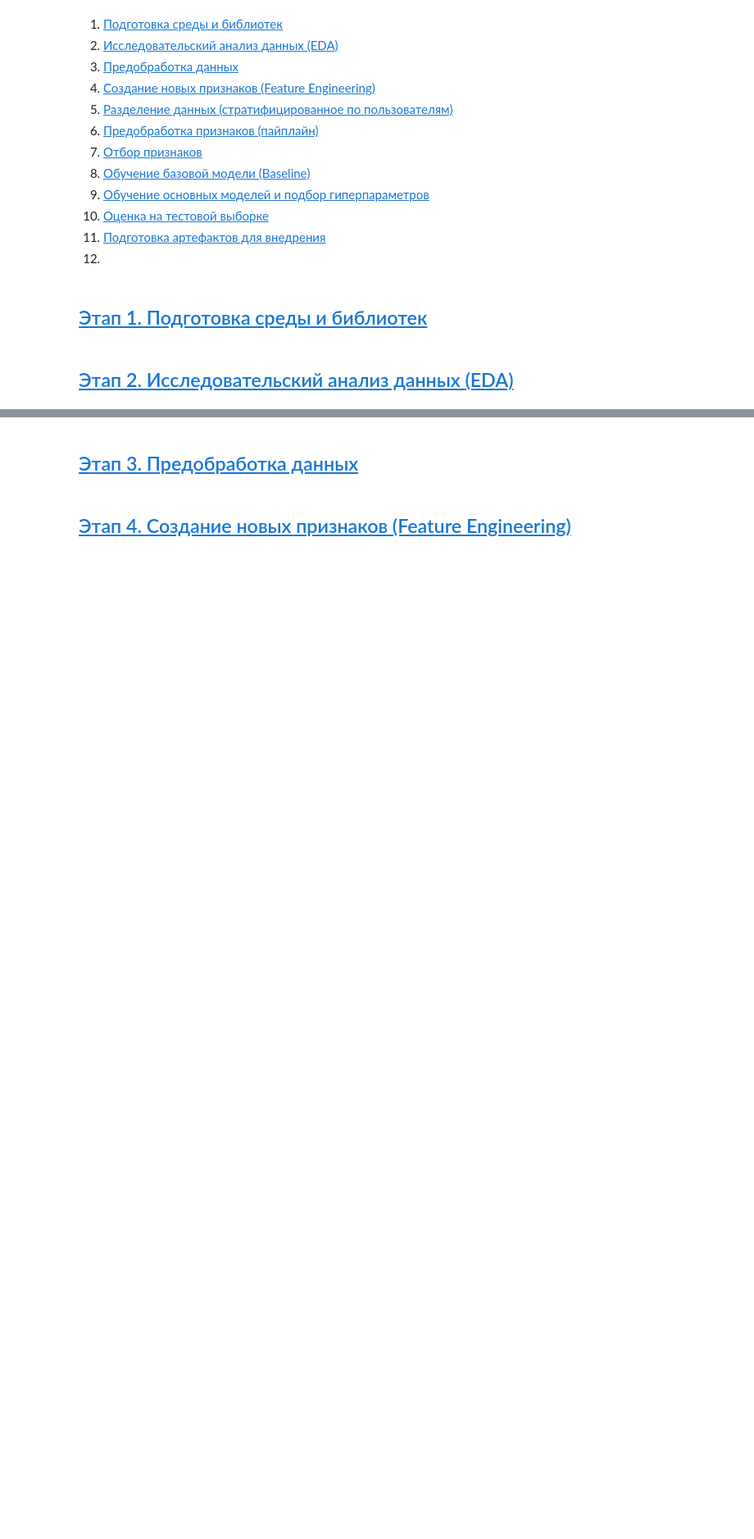
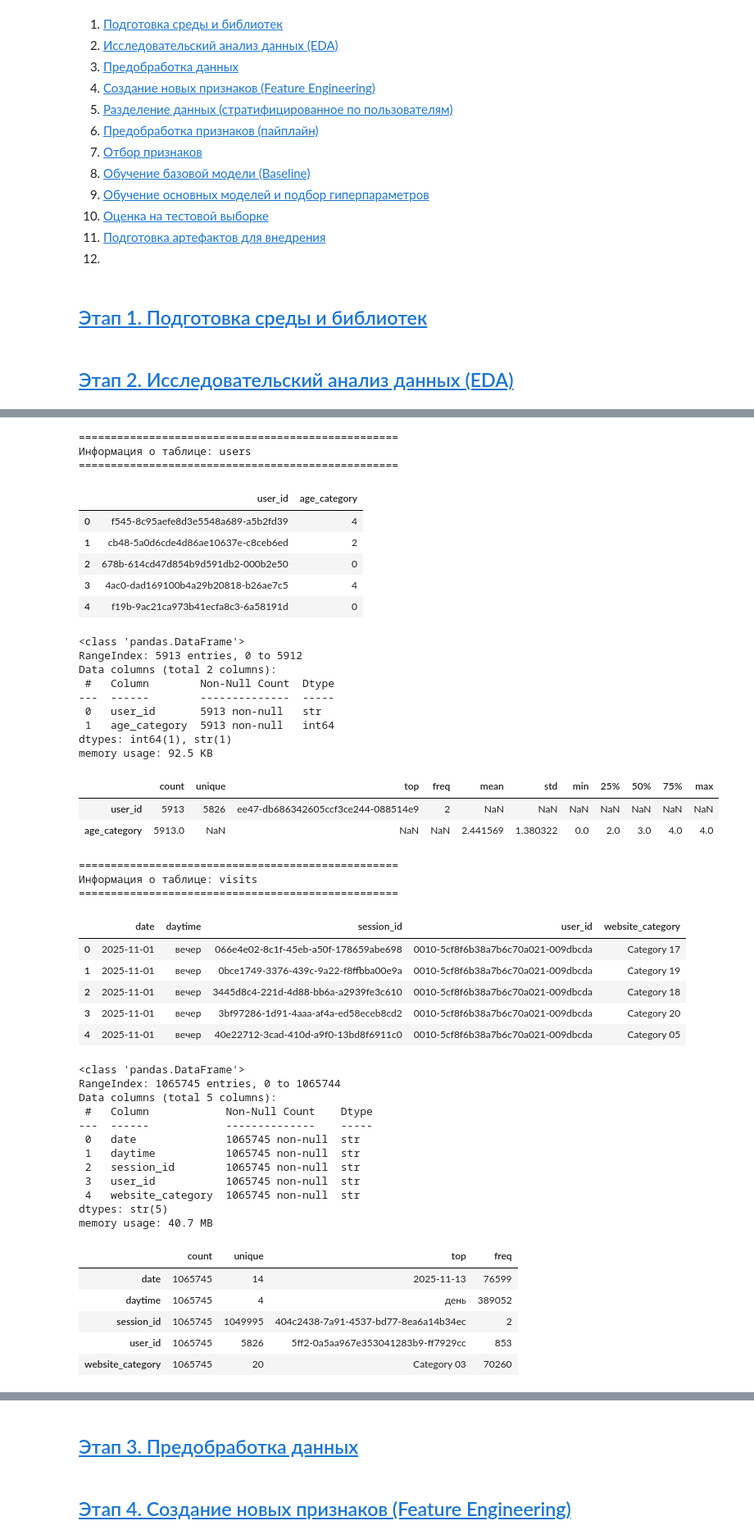
Before and after one commit to MEYakunin/Sprint13_Yeti_Age_Prediction, a Jupyter notebook: Sprint13_Yeti_Age_Prediction.ipynb, the cells around one changed output, grey strips where cells are left out. Shown at 82% size. Saved outputs shown, nothing was run; the diff lists cells and outputs as text; code cells hidden in the pictures; blank space fills up the shorter version.

```diff
--- a/Sprint13_Yeti_Age_Prediction.ipynb
+++ b/Sprint13_Yeti_Age_Prediction.ipynb
@@ -117,10 +128,12 @@ surf = pd.read_csv(DATA_PATH + FILES['surf'])
 device = pd.read_csv(DATA_PATH + FILES['device'])
 cloud = pd.read_csv(DATA_PATH + FILES['cloud'])
 
-print("Размеры загруженных таблиц:")
-print(f"users: {users.shape}")
-print(f"visits: {visits.shape}")
-print(f"ads_activity: {ads.shape}")
-print(f"surf_depth: {surf.shape}")
-print(f"primary_device: {device.shape}")
-print(f"cloud_usage: {cloud.shape}")
+# Создание словаря c датафреймами
+dataframes = {
+    'users': users,
+    'visits': visits,
+    'ads': ads,
+    'surf': surf,
+    'device': device,
+    'cloud': cloud
+}
@@ -134,0 +140,63 @@ cloud_usage: (5680, 2)
+# %%
+# Создаем функцию для отображения данных
+def primary_info(df, name):
+    print('='*50)
+    print(f'Информация о таблице: {name}')
+    print('='*50)
+    display(df.head(5))
+    df.info()
+    display(df.describe(include='all').T)
+    print()
+# %%
+ # Выводим первичную информацию
+for name, df in dataframes.items():
+    primary_info(df, name)
+# %% [output]
+==================================================
+Информация о таблице: users
+==================================================
+|  | user_id | age_category |
+| 0 | f545-8c95aefe8d3e5548a689-a5b2fd39 | 4 |
+| 1 | cb48-5a0d6cde4d86ae10637e-c8ceb6ed | 2 |
+| 2 | 678b-614cd47d854b9d591db2-000b2e50 | 0 |
+| 3 | 4ac0-dad169100b4a29b20818-b26ae7c5 | 4 |
+| 4 | f19b-9ac21ca973b41ecfa8c3-6a58191d | 0 |
+<class 'pandas.DataFrame'>
+RangeIndex: 5913 entries, 0 to 5912
+Data columns (total 2 columns):
+ #   Column        Non-Null Count  Dtype
+---  ------        --------------  -----
+ 0   user_id       5913 non-null   str
+ 1   age_category  5913 non-null   int64
+dtypes: int64(1), str(1)
+memory usage: 92.5 KB
+|  | count | unique | top | freq | mean | std | min | 25% | 50% | 75% | max |
+| user_id | 5913 | 5826 | ee47-db686342605ccf3ce244-088514e9 | 2 | NaN | NaN | NaN | NaN | NaN | NaN | NaN |
+| age_category | 5913.0 | NaN | NaN | NaN | 2.441569 | 1.380322 | 0.0 | 2.0 | 3.0 | 4.0 | 4.0 |
+==================================================
+Информация о таблице: visits
+==================================================
+|  | date | daytime | session_id | user_id | website_category |
+| 0 | 2025-11-01 | вечер | 066e4e02-8c1f-45eb-a50f-178659abe698 | 0010-5cf8f6b38a7b6c70a021-009dbcda | Category 17 |
+| 1 | 2025-11-01 | вечер | 0bce1749-3376-439c-9a22-f8ffbba00e9a | 0010-5cf8f6b38a7b6c70a021-009dbcda | Category 19 |
+| 2 | 2025-11-01 | вечер | 3445d8c4-221d-4d88-bb6a-a2939fe3c610 | 0010-5cf8f6b38a7b6c70a021-009dbcda | Category 18 |
+| 3 | 2025-11-01 | вечер | 3bf97286-1d91-4aaa-af4a-ed58eceb8cd2 | 0010-5cf8f6b38a7b6c70a021-009dbcda | Category 20 |
+| 4 | 2025-11-01 | вечер | 40e22712-3cad-410d-a9f0-13bd8f6911c0 | 0010-5cf8f6b38a7b6c70a021-009dbcda | Category 05 |
+<class 'pandas.DataFrame'>
+RangeIndex: 1065745 entries, 0 to 1065744
+Data columns (total 5 columns):
+ #   Column            Non-Null Count    Dtype
+---  ------            --------------    -----
+ 0   date              1065745 non-null  str
+ 1   daytime           1065745 non-null  str
+ 2   session_id        1065745 non-null  str
+ 3   user_id           1065745 non-null  str
+ 4   website_category  1065745 non-null  str
+dtypes: str(5)
+memory usage: 40.7 MB
+|  | count | unique | top | freq |
+| date | 1065745 | 14 | 2025-11-13 | 76599 |
+| daytime | 1065745 | 4 | день | 389052 |
+| session_id | 1065745 | 1049995 | 404c2438-7a91-4537-bd77-8ea6a14b34ec | 2 |
+| user_id | 1065745 | 5826 | 5ff2-0a5aa967e353041283b9-ff7929cc | 853 |
+| website_category | 1065745 | 20 | Category 03 | 70260 |
```
Also changed, not shown: parts of 15 cells of this notebook, 1 other file.
